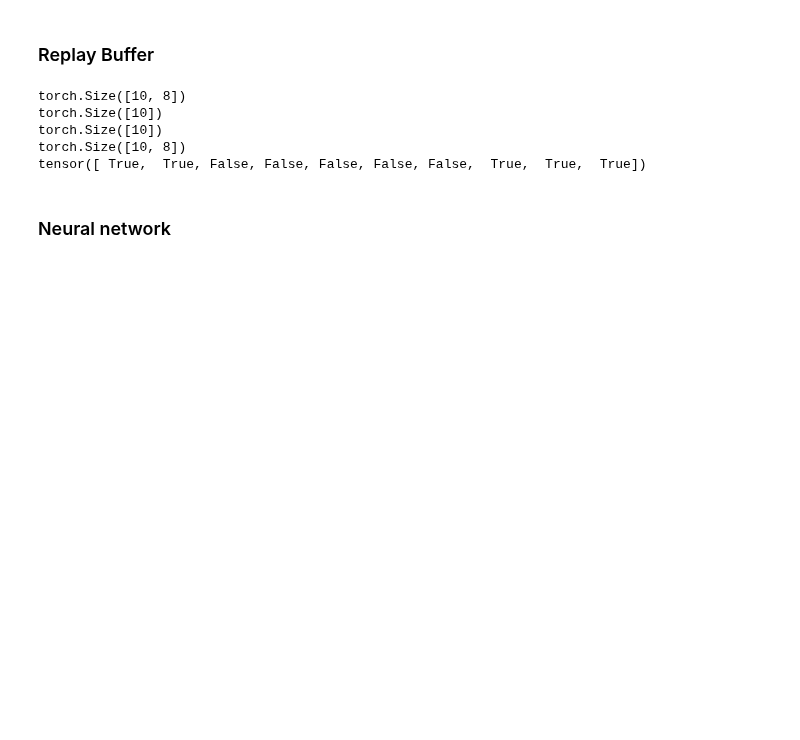
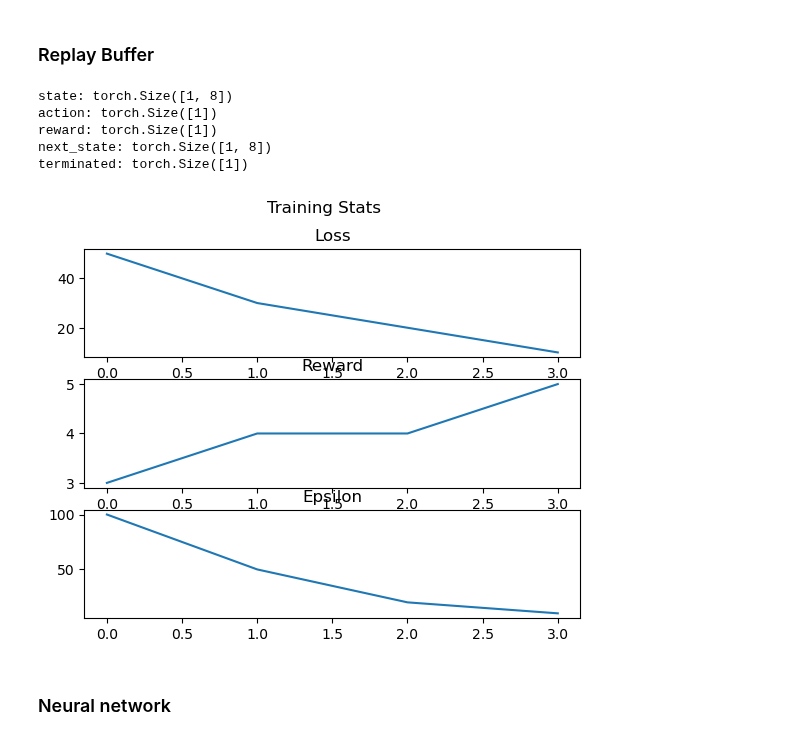
Before and after one commit to jameskn30/NLP_RNN, a Jupyter notebook: Reinforcement Learning/RL practice/gym_env/moon_lander.ipynb, the cells around one changed output. Drawn from its saved outputs; the diff is of its cells as text; code cells hidden in the pictures; blank space fills up the shorter version.

```diff
--- a/Reinforcement Learning/RL practice/gym_env/moon_lander.ipynb
+++ b/Reinforcement Learning/RL practice/gym_env/moon_lander.ipynb
@@ -79,6 +89,8 @@ class ReplayBuffer():
 env = build_env()
 env.reset()
 rb = ReplayBuffer(capacity=50)
+action = env.action_space.sample()
+state, reward, terminated, truncated, info = env.step(action)
 #warmup
 for _ in range(100):
     action = env.action_space.sample()
@@ -87,19 +99,54 @@ for _ in range(100):
     state = next_state
 
 state, action, reward, next_state, terminated = rb.sample(10)
-print(state.shape)
-print( action.shape)
-print( reward.shape)
-print( next_state.shape)
-print( terminated)
+
+print(rb)
 
 env.close()
 # %% [output]
-torch.Size([10, 8])
-torch.Size([10])
-torch.Size([10])
-torch.Size([10, 8])
-tensor([ True,  True, False, False, False, False, False,  True,  True,  True])
+state: torch.Size([1, 8])
+action: torch.Size([1])
+reward: torch.Size([1])
+next_state: torch.Size([1, 8])
+terminated: torch.Size([1])
+# %%
+# History object for stats
+
+class History:
+    def __init__(self):
+        self.loss = []
+        self.reward = []
+        self.epsilon = []
+
+    def push(self, loss, reward, epsilon):
+        self.loss.append(loss)
+        self.reward.append(reward)
+        self.epsilon.append(epsilon)
+
+    def plot(self):
+        fig, axs = plt.subplots(3)
+        fig.suptitle('Training Stats')
+        axs[0].plot(self.loss)
+        axs[0].set_title('Loss')
+        axs[1].plot(self.reward)
+        axs[1].set_title('Reward')
+        axs[2].plot(self.epsilon)
+        axs[2].set_title('Epsilon')
+        plt.show()
+
+    def plot_reward(self):
+        plt.plot(self.reward)
+        plt.title('Reward')
+        plt.show()
+# %%
+history = History()
+history.push(50, 3, 100)
+history.push(30, 4, 50)
+history.push(20, 4, 20)
+history.push(10, 5, 10)
+history.plot()
+# %% [output]
+[figure, added]
 # %% [markdown]
 ### Neural network
 # %%
```
Also changed, not shown: parts of 9 cells of this notebook, 4 other files.
